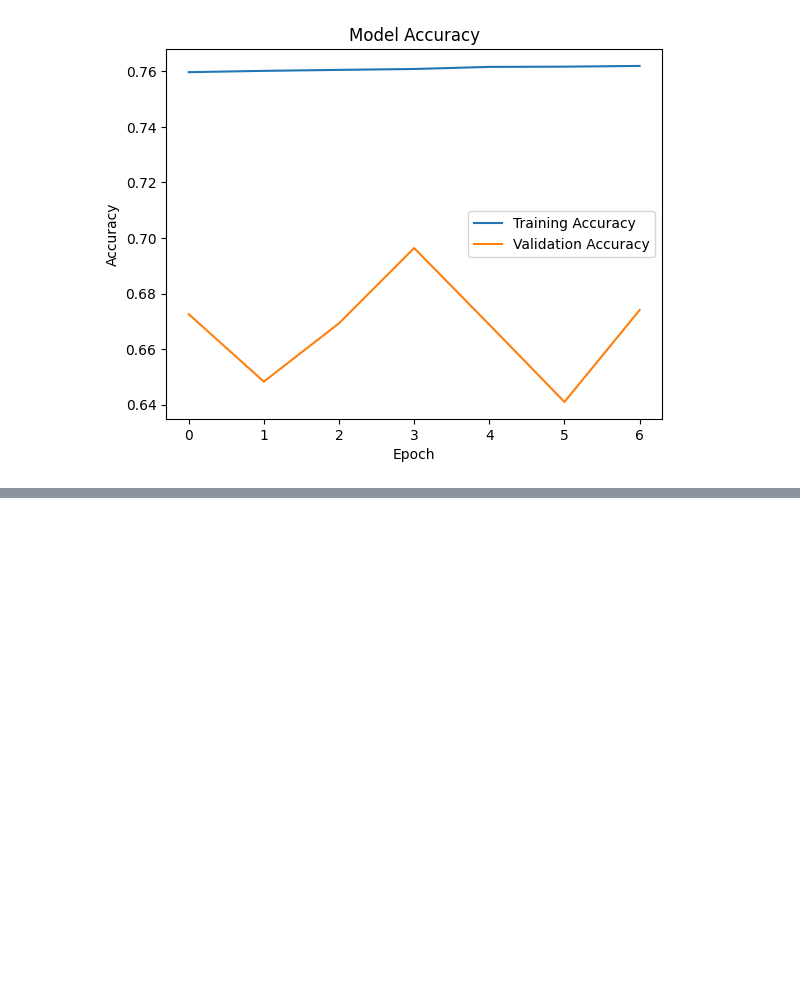
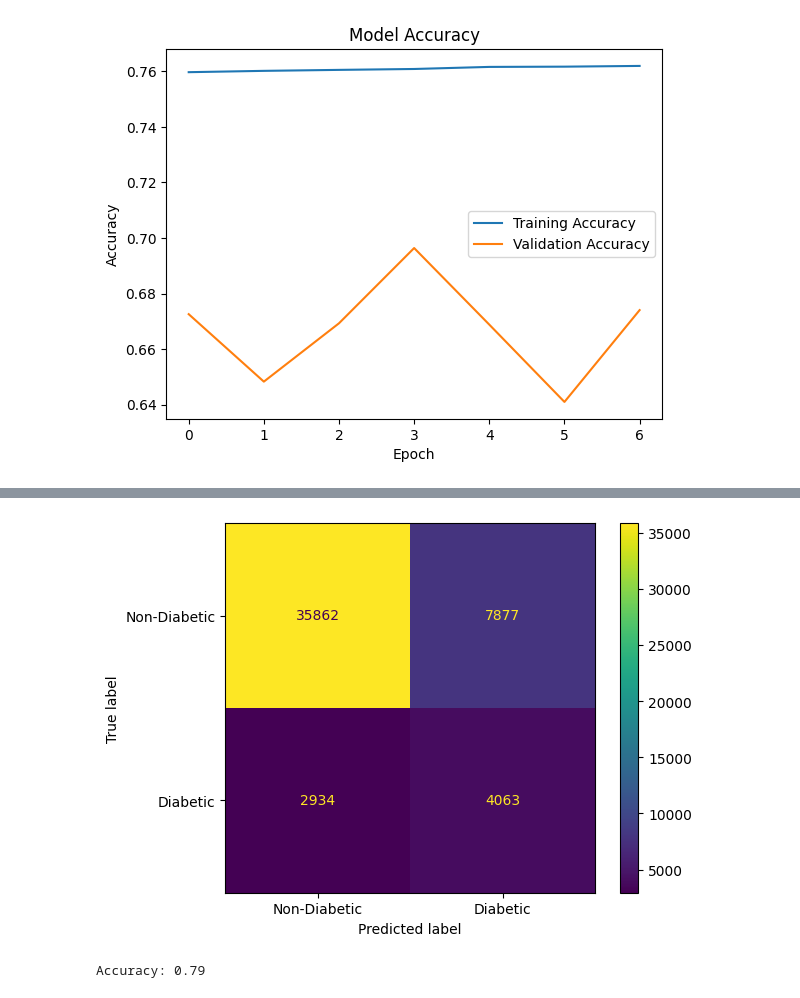
Before and after one commit to sykathowlader/group6_introToAi, a Jupyter notebook: neural_network.ipynb, the cells around one changed output, grey strips where cells are left out. Cells and saved outputs as stored; diff of their text form; code cells hidden in the pictures; blank space fills up the shorter version.

```diff
--- a/neural_network.ipynb
+++ b/neural_network.ipynb
@@ -480,0 +613,12 @@ Test Accuracy: 79.76%
+# %%
+# Training the modified model
+history = model4_modified.fit(X_train4_modified, y_train4,
+                              epochs=10,
+                              batch_size=64,
+                              validation_split=0.2,
+                              callbacks=[early_stopping_modified])
+
+# Evaluating the modified model
+loss, accuracy = model4_modified.evaluate(X_test4_modified, y_test4)
+print(f"Test Loss: {loss:.4f}")
+print(f"Test Accuracy: {accuracy * 100:.2f}%")
@@ -480,0 +643,19 @@ Test Accuracy: 79.76%
+# %%
+# Make predictions on the test set
+y_pred_modified = model4_modified.predict(X_test4_modified)
+
+# Convert predictions to binary labels (assuming your model outputs probabilities)
+y_pred_binary = np.round(y_pred_modified).astype(int)
+
+# Generating the confusion matrix
+cm = confusion_matrix(y_test4, y_pred_binary)
+
+# Displaying the confusion matrix
+disp = ConfusionMatrixDisplay(confusion_matrix=cm, display_labels=['Non-Diabetic', 'Diabetic'])
+disp.plot()
+plt.show()
+
+# Calculate and print accuracy
+accuracy = accuracy_score(y_test4, y_pred_binary)
+print(f'Accuracy: {accuracy:.2f}')
+# %% [output]
@@ -480,0 +663,2 @@ Test Accuracy: 79.76%
+[figure, added]
+Accuracy: 0.79
```
Also changed, not shown: parts of 15 cells of this notebook.
